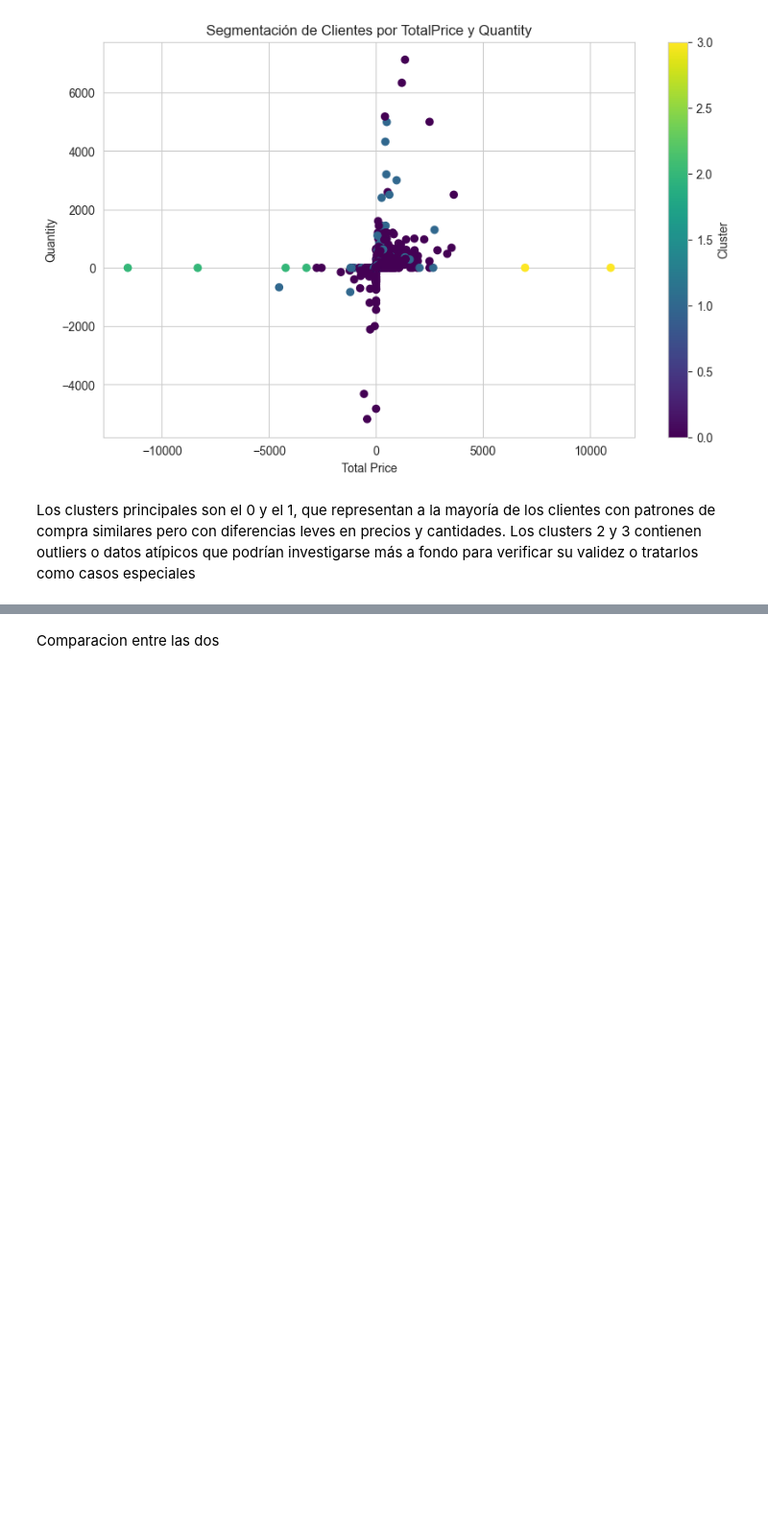
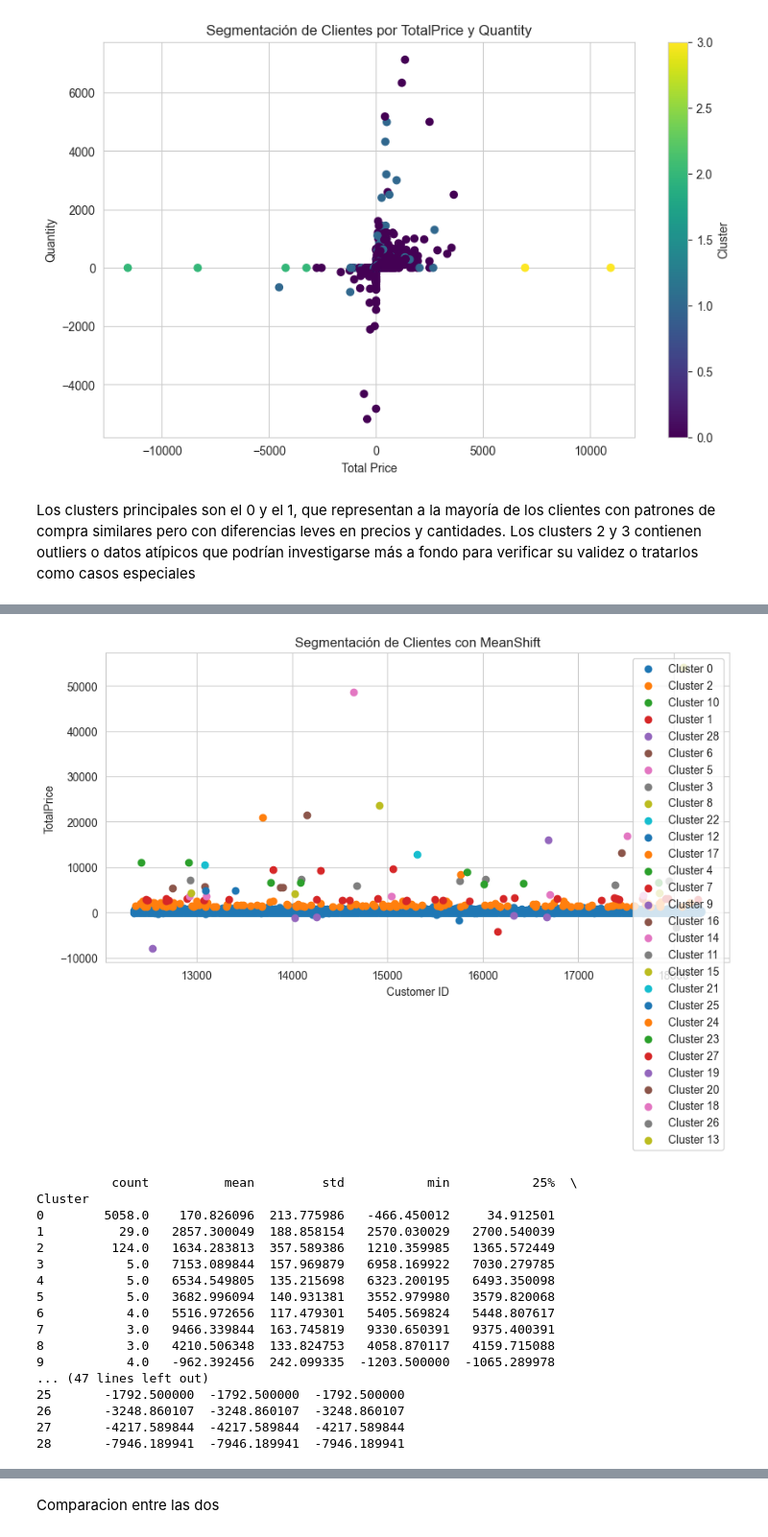
Before and after one commit to Dome100215/Fundamentos, a Jupyter notebook: Taller_2.ipynb, the cells around one changed output, grey strips where cells are left out. Shown at 96% size. Drawn from its saved outputs; the diff is of its cells as text; code cells hidden in the pictures; blank space fills up the shorter version.

```diff
--- a/Taller_2.ipynb
+++ b/Taller_2.ipynb
@@ -963,0 +857,48 @@ Name: count, dtype: int64
+# %%
+from sklearn.cluster import MeanShift
+
+import matplotlib.pyplot as plt
+
+# Agrupar por cliente y sumar el total gastado
+clientes = datos_combinados.groupby("Customer ID")["TotalPrice"].sum().reset_index()
+clientes = clientes[clientes["Customer ID"] != "Unknown Customer"]  # Excluir desconocidos si es necesario
+
+# Reshape para MeanShift (solo TotalPrice)
+X = clientes[["TotalPrice"]].values
+
+# Aplicar MeanShift
+meanshift = MeanShift()
+clientes['Cluster'] = meanshift.fit_predict(X)
+
+# Visualizar los clusters
+plt.figure(figsize=(10, 5))
+for cluster in clientes['Cluster'].unique():
+    subset = clientes[clientes['Cluster'] == cluster]
+    plt.scatter(subset['Customer ID'], subset['TotalPrice'], label=f'Cluster {cluster}')
+plt.xlabel('Customer ID')
+plt.ylabel('TotalPrice')
+plt.title('Segmentación de Clientes con MeanShift')
+plt.legend()
+plt.show()
+
+# Mostrar resumen de cada cluster
+print(clientes.groupby('Cluster')['TotalPrice'].describe())
+# %% [output]
+[figure, added]
+          count          mean         std           min           25%  \
+Cluster
+0        5058.0    170.826096  213.775986   -466.450012     34.912501
+1          29.0   2857.300049  188.858154   2570.030029   2700.540039
+2         124.0   1634.283813  357.589386   1210.359985   1365.572449
+3           5.0   7153.089844  157.969879   6958.169922   7030.279785
+4           5.0   6534.549805  135.215698   6323.200195   6493.350098
+5           5.0   3682.996094  140.931381   3552.979980   3579.820068
+6           4.0   5516.972656  117.479301   5405.569824   5448.807617
+7           3.0   9466.339844  163.745819   9330.650391   9375.400391
+8           3.0   4210.506348  133.824753   4058.870117   4159.715088
+9           4.0   -962.392456  242.099335  -1203.500000  -1065.289978
+... (47 lines left out)
+25       -1792.500000  -1792.500000  -1792.500000
+26       -3248.860107  -3248.860107  -3248.860107
+27       -4217.589844  -4217.589844  -4217.589844
+28       -7946.189941  -7946.189941  -7946.189941
```
Also changed, not shown: parts of 2 cells of this notebook.
